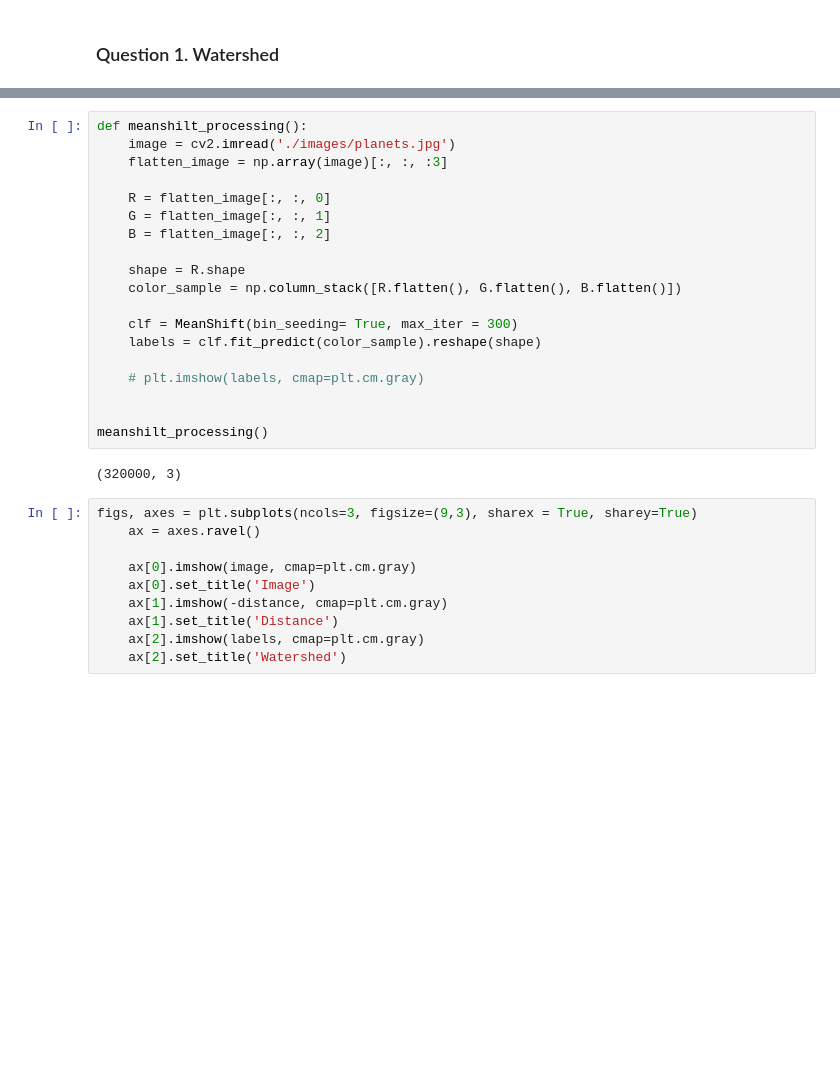
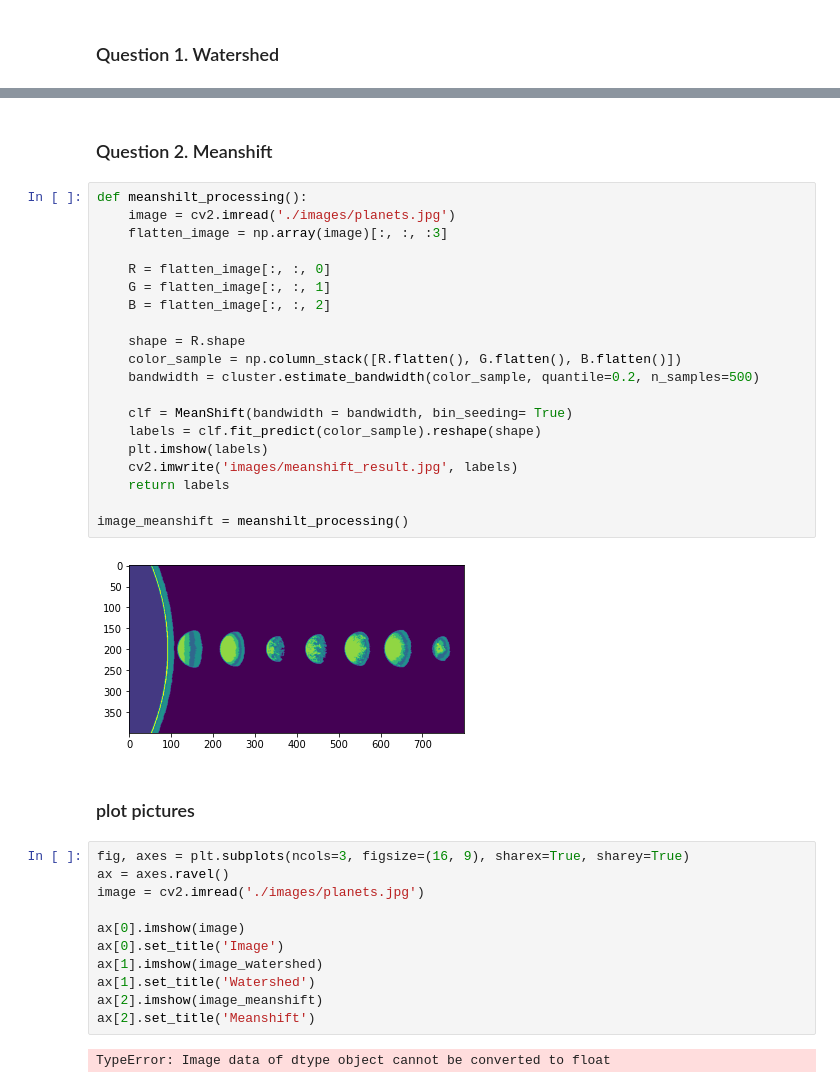
Before and after one commit to Spacider/COMP9517, a Jupyter notebook: COMP9517/lab/lab04/lab4.ipynb, the cells around one changed output, grey strips where cells are left out. Drawn from its saved outputs; the diff is of its cells as text; blank space fills up the shorter version.

```diff
--- a/COMP9517/lab/lab04/lab4.ipynb
+++ b/COMP9517/lab/lab04/lab4.ipynb
@@ -43,31 +51,39 @@ watershed_processing()
+# %% [markdown]
+### Question 2. Meanshift
 # %%
 def meanshilt_processing():
     image = cv2.imread('./images/planets.jpg')
     flatten_image = np.array(image)[:, :, :3]
 
     R = flatten_image[:, :, 0]
     G = flatten_image[:, :, 1]
     B = flatten_image[:, :, 2]
 
     shape = R.shape
     color_sample = np.column_stack([R.flatten(), G.flatten(), B.flatten()])
+    bandwidth = cluster.estimate_bandwidth(color_sample, quantile=0.2, n_samples=500)
 
-    clf = MeanShift(bin_seeding= True, max_iter = 300)
+    clf = MeanShift(bandwidth = bandwidth, bin_seeding= True)
     labels = clf.fit_predict(color_sample).reshape(shape)
+    plt.imshow(labels)
+    cv2.imwrite('images/meanshift_result.jpg', labels)
+    return labels
 
-    # plt.imshow(labels, cmap=plt.cm.gray)
-
-
-meanshilt_processing()
+image_meanshift = meanshilt_processing()
 # %% [output]
-(320000, 3)
+[figure, added]
+# %% [markdown]
+### plot pictures
 # %%
-figs, axes = plt.subplots(ncols=3, figsize=(9,3), sharex = True, sharey=True)
-    ax = axes.ravel()
+fig, axes = plt.subplots(ncols=3, figsize=(16, 9), sharex=True, sharey=True)
+ax = axes.ravel()
+image = cv2.imread('./images/planets.jpg')
 
-    ax[0].imshow(image, cmap=plt.cm.gray)
-    ax[0].set_title('Image')
-    ax[1].imshow(-distance, cmap=plt.cm.gray)
-    ax[1].set_title('Distance')
-    ax[2].imshow(labels, cmap=plt.cm.gray)
-    ax[2].set_title('Watershed')
+ax[0].imshow(image)
+ax[0].set_title('Image')
+ax[1].imshow(image_watershed)
+ax[1].set_title('Watershed')
+ax[2].imshow(image_meanshift)
+ax[2].set_title('Meanshift')
+# %% [output]
+TypeError: Image data of dtype object cannot be converted to float
```
Also changed, not shown: parts of 2 cells of this notebook, 7 other files.
